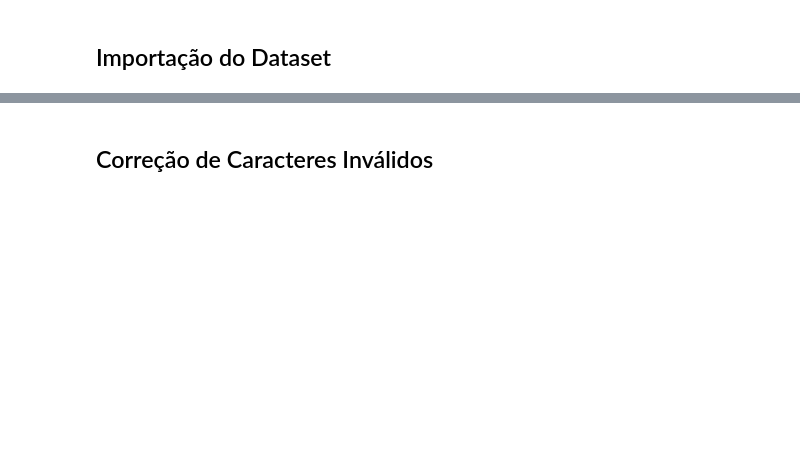
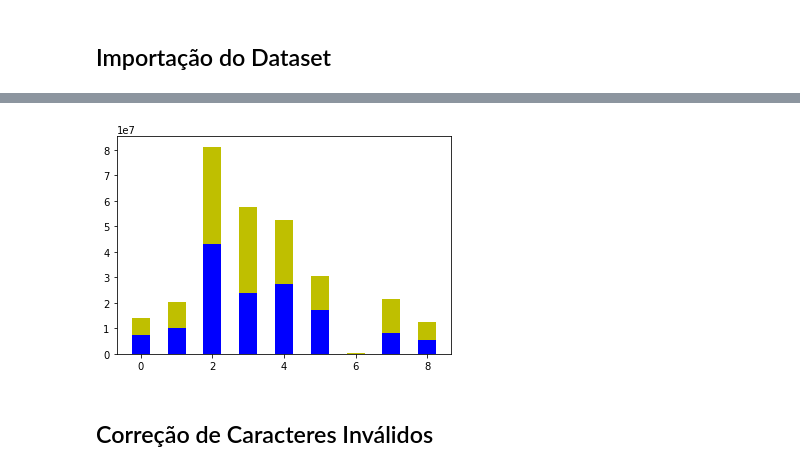
Before and after one commit to doricardo-zz/eleicoes-brasil, a Jupyter notebook: perfil-eleitorado.ipynb, the cells around one changed output, grey strips where cells are left out. Saved outputs shown, nothing was run; the diff lists cells and outputs as text; code cells hidden in the pictures; blank space fills up the shorter version.

Commit message:
atualização

```diff
--- a/perfil-eleitorado.ipynb
+++ b/perfil-eleitorado.ipynb
@@ -8,0 +10,6 @@ df.columns = ['ano', 'uf', 'cidade', 'codigo', 'fator', 'sexo', 'idade', 'formac
+# %%
+df_2002 = pd.read_csv('perfil_eleitorado_2002.txt', encoding='cp1252', sep=';' )
+df_2006 = pd.read_csv('perfil_eleitorado_2006.txt', encoding='cp1252', sep=';' )
+df_2010 = pd.read_csv('perfil_eleitorado_2010.txt', encoding='cp1252', sep=';' )
+df_2014 = pd.read_csv('perfil_eleitorado_2014.txt', encoding='cp1252', sep=';' )
+df_2018 = pd.read_csv('perfil_eleitorado_ATUAL.txt', encoding='cp1252', sep=';' )
@@ -8,0 +22,3 @@ df.columns = ['ano', 'uf', 'cidade', 'codigo', 'fator', 'sexo', 'idade', 'formac
+# %%
+df_2014['ano'] = '2014'
+df_2018['ano'] = '2018'
@@ -23,3 +77,22 @@ Name: qtd, dtype: int64
+# %%
+# Array com os não-sobreviventes, divididos em male e female
+bar_1 = df_2014.groupby(['formacao']).sum()['qtd']
+
+# Array com os sobreviventes, divididos em male e female
+bar_2 = df_2018.groupby(['formacao']).sum()['qtd']
+
+# Range com a quantidade de itens das barras
+x_pos = np.arange(len(bar_1))
+
+first_bar = plt.bar(x_pos, bar_1, 0.5, color='b')
+second_bar = plt.bar(x_pos, bar_2, 0.5, color='y', bottom=bar_1)
+
+# Definir posição e labels no eixo X
+#plt.xticks(x_pos+0.25, ('Female','Male'))
+
+plt.show()
+# %% [output]
+[figure, added]
 # %% [markdown]
 ## Correção de Caracteres Inválidos
 # %%
```
Also changed, not shown: parts of 14 cells of this notebook, 1 other file.
